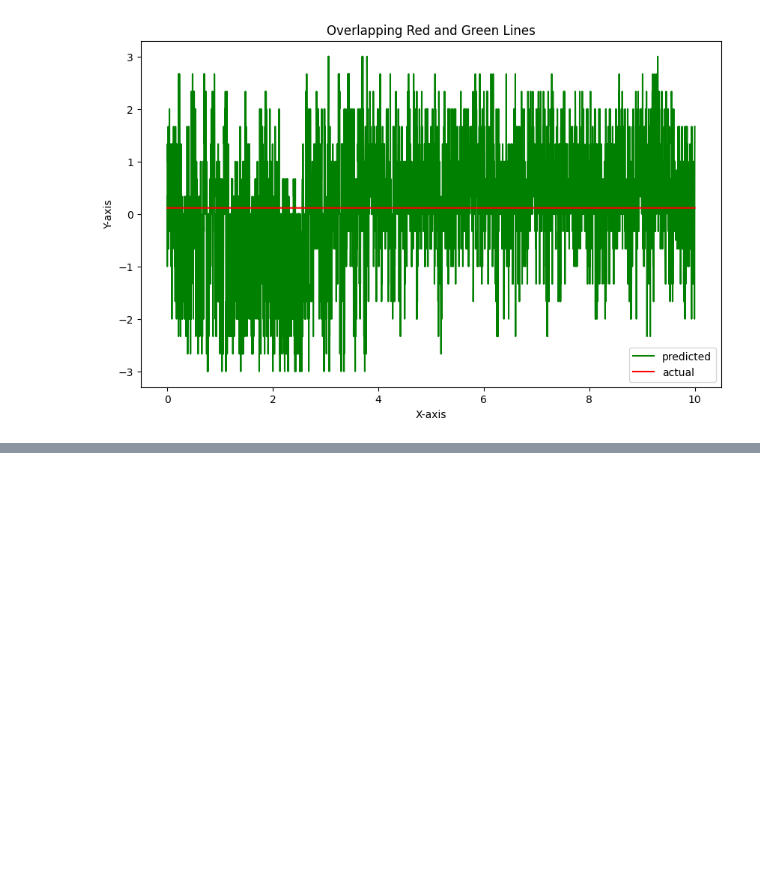
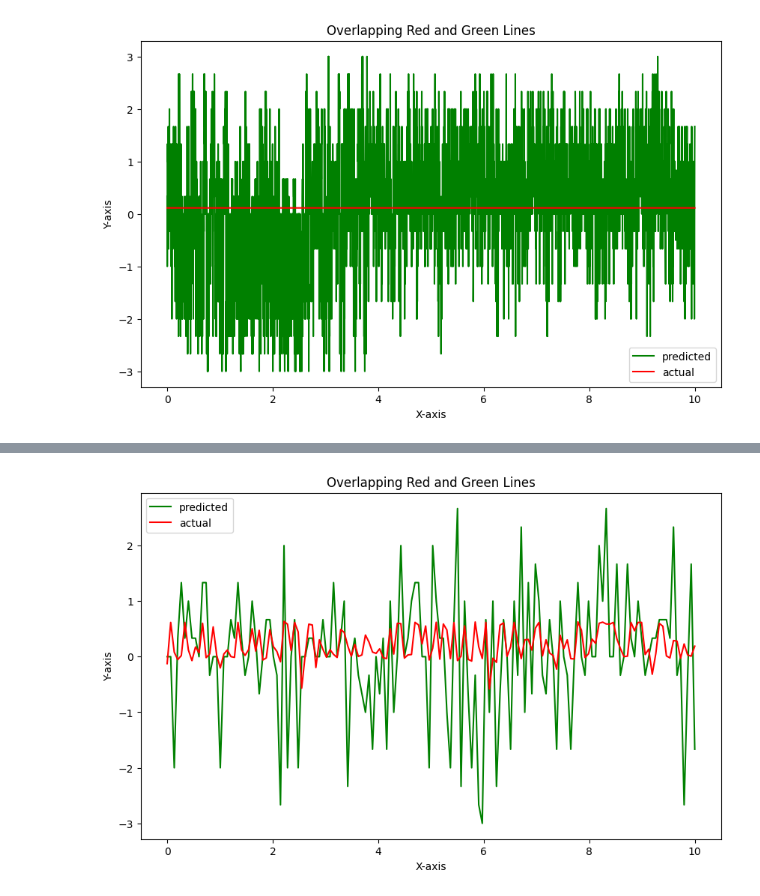
Before and after one commit to nanduladeepak/Multi-Modal-Centiment, a Jupyter notebook: model/runningCode.ipynb, the cells around one changed output, grey strips where cells are left out. Saved outputs shown, nothing was run; the diff lists cells and outputs as text; code cells hidden in the pictures; blank space fills up the shorter version.

```diff
--- a/model/runningCode.ipynb
+++ b/model/runningCode.ipynb
@@ -955,0 +968,25 @@ plt.show()
+# %%
+# Sample data (replace these with your actual data)
+x = np.linspace(0, 10, sampleSize)  # Assuming you have 4659 data points
+y1 = [denormAbrPred[i][0] for i in random_sampel_indices]      # Replace with your first array data
+y2 = randomTestSampels     # Replace with your second array data
+
+# Create a figure and axis
+plt.figure(figsize=(10, 6))  # Set the figure size
+
+# Plot y1 and y2 as overlapping lines
+plt.plot(x, y2, color='green', label='predicted')  # Green line for y2
+plt.plot(x, y1, color='red', label='actual')    # Red line for y1
+
+# Add labels and title
+plt.xlabel('X-axis')
+plt.ylabel('Y-axis')
+plt.title('Overlapping Red and Green Lines')
+
+# Add a legend
+plt.legend()
+
+# Show the plot
+plt.show()
+# %% [output]
+[figure, added]
```
Also changed, not shown: parts of 10 cells of this notebook.
